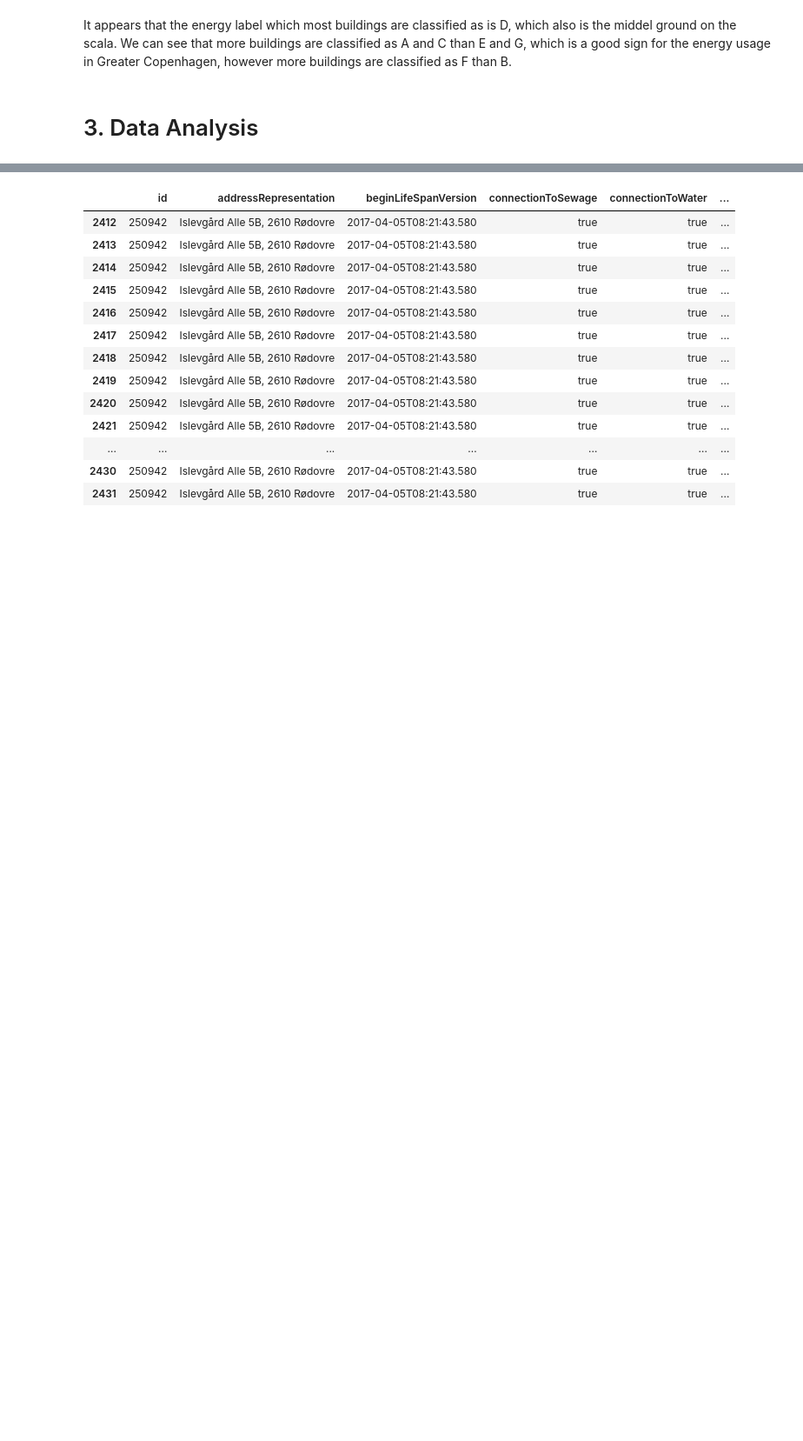
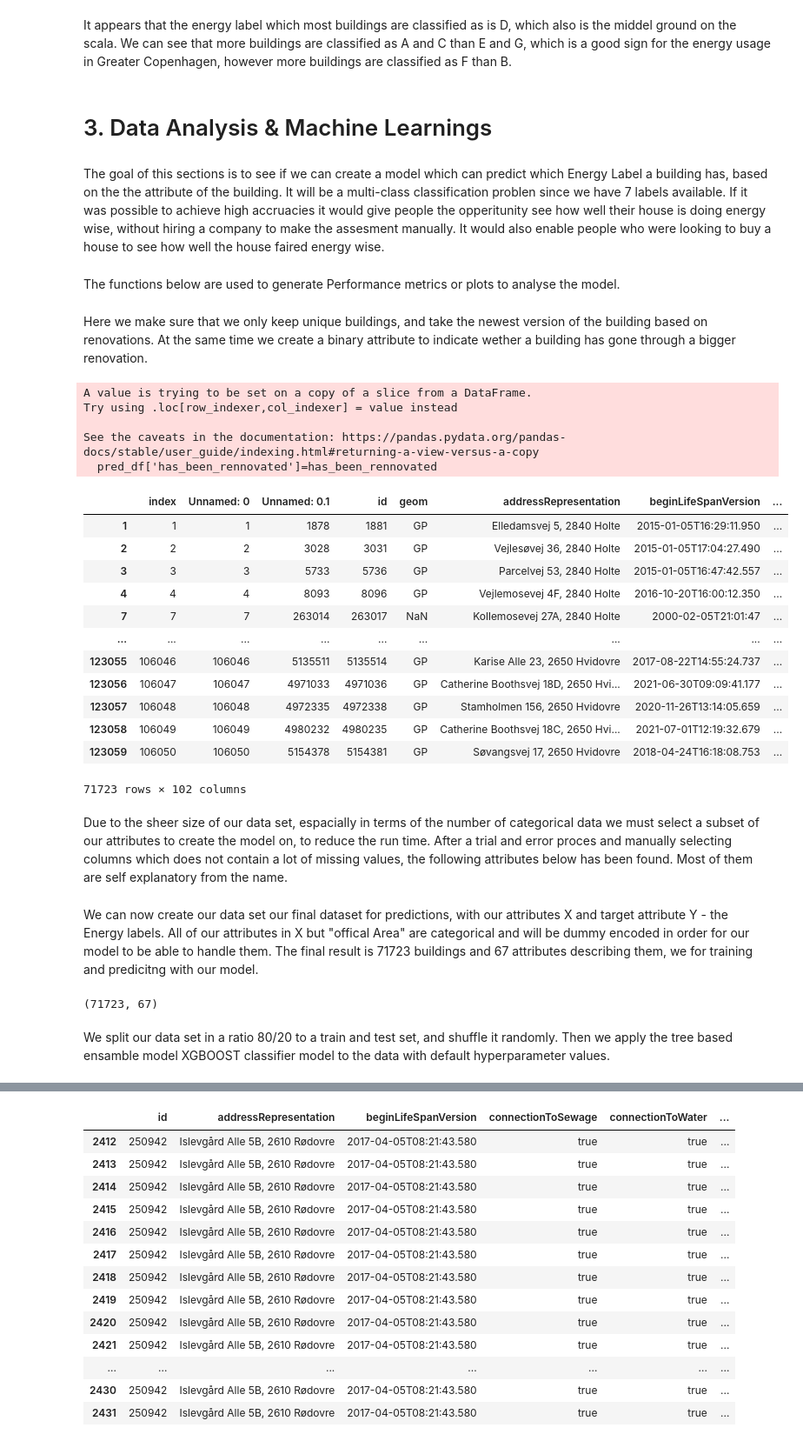
Before and after one commit to oliversvane/DTU_SocialDataProject, a Jupyter notebook: Project_1_exploratory.ipynb, the cells around one changed output, grey strips where cells are left out. Shown: that part at 87% size. Saved outputs shown, nothing was run; the diff lists cells and outputs as text; code cells hidden in the pictures; blank space fills up the shorter version.

```diff
--- a/Project_1_exploratory.ipynb
+++ b/Project_1_exploratory.ipynb
@@ -375,4 +388,8 @@ plt.show()
 # %% [markdown]
 It appears that the energy label which most buildings are classified as is D, which also is the middel ground on the scala. We can see that more buildings are classified as A and C than E and G, which is a good sign for the energy usage in Greater Copenhagen, however more buildings are classified as F than B.
 # %% [markdown]
-# 3. Data Analysis
+# 3. Data Analysis & Machine Learnings
+# %% [markdown]
+The goal of this sections is to see if we can create a model which can predict which Energy Label a building has, based on the the attribute of the building. It will be a multi-class classification problen since we have 7 labels available. If it was possible to achieve high accruacies it would give people the opperitunity see how well their house is doing energy wise, without hiring a company to make the assesment manually. It would also enable people who were looking to buy a house to see how well the house faired energy wise.
+# %% [markdown]
+The functions below are used to generate Performance metrics or plots to analyse the model.
@@ -378,0 +466,33 @@ It appears that the energy label which most buildings are classified as is D, wh
+# %% [markdown]
+Here we make sure that we only keep unique buildings, and take the newest version of the building based on renovations. At the same time we create a binary attribute to indicate wether a building has gone through a bigger renovation.
+# %%
+pred_df = df.drop_duplicates(subset=['addressRepresentation'],keep='last') #Drop duplicates, keep the newest / last row
+
+has_been_rennovated=[]#Binary attribute if a building has been rennovated
+for i in range(len(pred_df)):
+    if df.dateOfRenovation_dateOfEvent_anyPoint[i] =="other:unpopulated":
+        has_been_rennovated.append(0)
+    else:
+        has_been_rennovated.append(1)
+pred_df['has_been_rennovated']=has_been_rennovated
+# %% [output]
+A value is trying to be set on a copy of a slice from a DataFrame.
+Try using .loc[row_indexer,col_indexer] = value instead
+
+See the caveats in the documentation: https://pandas.pydata.org/pandas-docs/stable/user_guide/indexing.html#returning-a-view-versus-a-copy
+  pred_df['has_been_rennovated']=has_been_rennovated
+|  | index | Unnamed: 0 | Unnamed: 0.1 | id | geom | addressRepresentation | beginLifeSpanVersion | ... |
+| 1 | 1 | 1 | 1878 | 1881 | GP | Elledamsvej 5, 2840 Holte | 2015-01-05T16:29:11.950 | ... |
+| 2 | 2 | 2 | 3028 | 3031 | GP | Vejlesøvej 36, 2840 Holte | 2015-01-05T17:04:27.490 | ... |
+| 3 | 3 | 3 | 5733 | 5736 | GP | Parcelvej 53, 2840 Holte | 2015-01-05T16:47:42.557 | ... |
+| 4 | 4 | 4 | 8093 | 8096 | GP | Vejlemosevej 4F, 2840 Holte | 2016-10-20T16:00:12.350 | ... |
+| 7 | 7 | 7 | 263014 | 263017 | NaN | Kollemosevej 27A, 2840 Holte | 2000-02-05T21:01:47 | ... |
+| ... | ... | ... | ... | ... | ... | ... | ... | ... |
+| 123055 | 106046 | 106046 | 5135511 | 5135514 | GP | Karise Alle 23, 2650 Hvidovre | 2017-08-22T14:55:24.737 | ... |
+| 123056 | 106047 | 106047 | 4971033 | 4971036 | GP | Catherine Boothsvej 18D, 2650 Hvi... | 2021-06-30T09:09:41.177 | ... |
+| 123057 | 106048 | 106048 | 4972335 | 4972338 | GP | Stamholmen 156, 2650 Hvidovre | 2020-11-26T13:14:05.659 | ... |
+| 123058 | 106049 | 106049 | 4980232 | 4980235 | GP | Catherine Boothsvej 18C, 2650 Hvi... | 2021-07-01T12:19:32.679 | ... |
+| 123059 | 106050 | 106050 | 5154378 | 5154381 | GP | Søvangsvej 17, 2650 Hvidovre | 2018-04-24T16:18:08.753 | ... |
+71723 rows × 102 columns
+# %% [markdown]
+Due to the sheer size of our data set, espacially in terms of the number of categorical data we must select a subset of our attributes to create the model on, to reduce the run time. After a trial and error proces and manually selecting columns which does not contain a lot of missing values, the following attributes below has been found. Most of them are self explanatory from the name.
@@ -378,0 +511,16 @@ It appears that the energy label which most buildings are classified as is D, wh
+# %% [markdown]
+We can now create our data set our final dataset for predictions, with our attributes X and target attribute Y - the Energy labels. All of our attributes in X but "offical Area" are categorical and will be dummy encoded in order for our model to be able to handle them. The final result is 71723 buildings and 67 attributes describing them, we for training and predicitng with our model.
+# %%
+pred_df=pred_df.sort_values(by=['EnergyLabelClassification'])
+y=pred_df[y].values
+x=pred_df[X]
+x=pd.get_dummies(x)
+labels=list(x.columns)
+x=x.values
+scaler = StandardScaler()
+x=scaler.fit_transform(x)
+print(np.shape(x))
+# %% [output]
+(71723, 67)
+# %% [markdown]
+We split our data set in a ratio 80/20 to a train and test set, and shuffle it randomly. Then we apply the tree based ensamble model XGBOOST classifier model to the data with default hyperparameter values.
```
Also changed, not shown: parts of 20 cells of this notebook.
